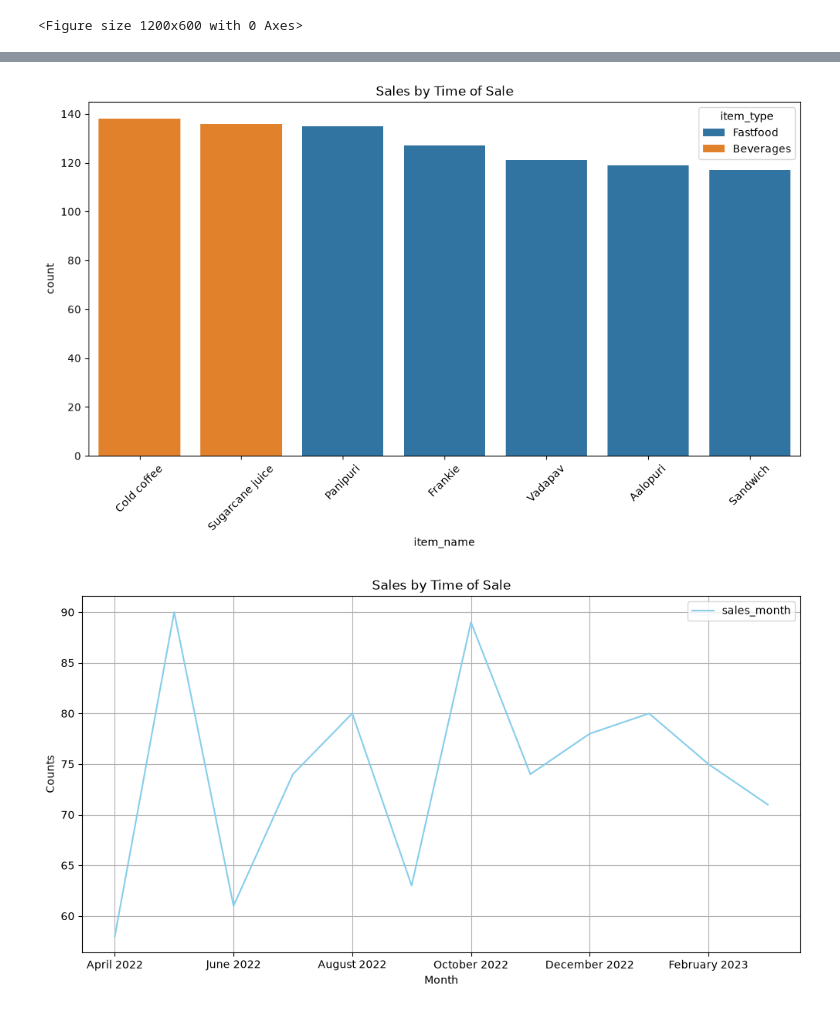
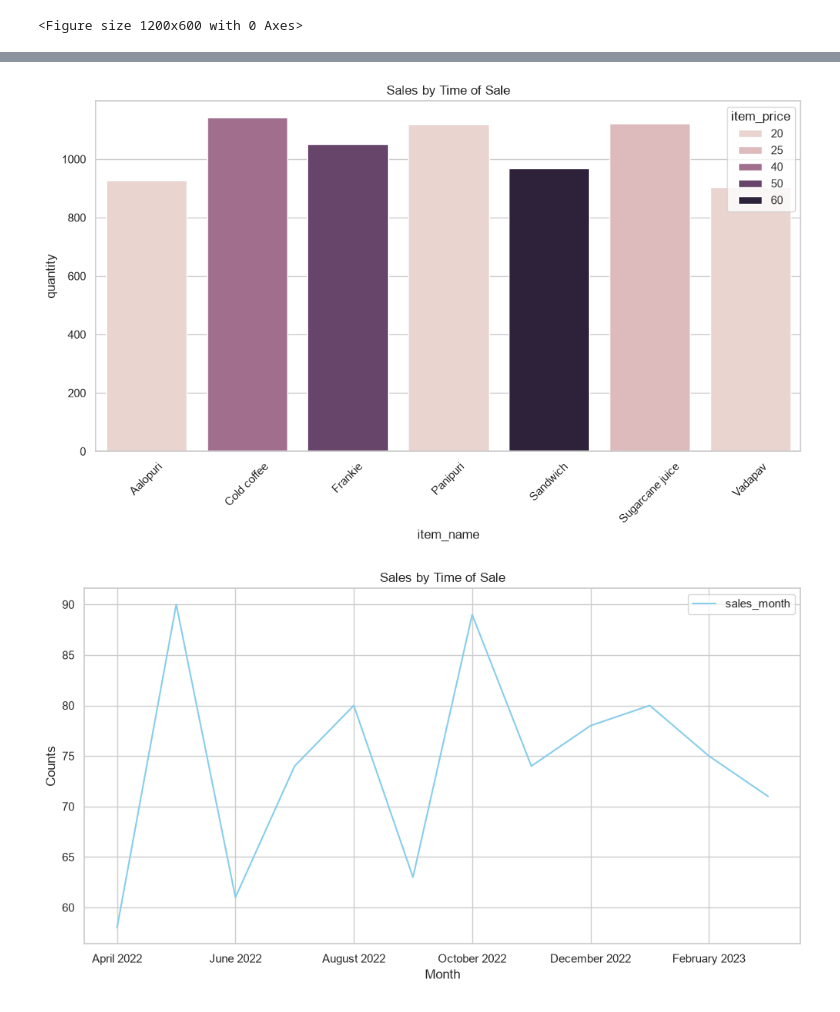
Before and after one commit to BuhLah12/EDA, a Jupyter notebook: a.ipynb, the cells around one changed output, grey strips where cells are left out. Drawn from its saved outputs; the diff is of its cells as text; code cells hidden in the pictures.

```diff
--- a/a.ipynb
+++ b/a.ipynb
@@ -38,3 +38,5 @@ df
 | 994 | 995 | 6/18/2022 | Sugarcane juice | Beverages | 25 | 1 | 25 | Online | ... |
 | 999 | 1000 | 5/29/2022 | Aalopuri | Fastfood | 20 | 3 | 60 | Online | ... |
 893 rows × 10 columns
+# %%
+df['total_income']=df['quantity']*df['transaction_amount']
@@ -101,5 +124,5 @@ df
 # %%
-df_sale = df.groupby('item_price').agg(total_sale=('item_price','count'),unit_terjual=('quantity','sum'),produk=('item_name','first'))
+df_sale = df.groupby('item_name').agg({'item_price':'first','quantity':'sum'}).reset_index()
 # %%
 df_sale
 # %% [output]
@@ -280,15 +298,15 @@ plt.show()
 # %%
 plt.figure(figsize=(12,6))
 
-orders=df['item_name'].value_counts().index
-sns.countplot(data=df, x = 'item_name',hue='item_type',order=orders)
+sns.set_theme(style='whitegrid')
+sns.barplot(data=df_sale, x = 'item_name',y='quantity',hue='item_price')
 plt.xticks(rotation=45)
-plt.xlabel=('Item Name')
+plt.xlabel=('Produk')
 plt.ylabel=('Count')
 plt.title('Sales by Time of Sale')
 plt.show()
 # %% [output]
-[figure, old version]
+[figure, new version]
 # %%
 ax = df_plot.plot(kind='line', x='month',figsize=(12, 6), color='skyblue',grid=True)
 
@@ -297,4 +315,4 @@ ax.set_ylabel('Counts')
 ax.set_title('Sales by Time of Sale')
 plt.show()
 # %% [output]
-[figure, old version]
+[figure, new version]
```
Also changed, not shown: parts of 14 cells of this notebook.
